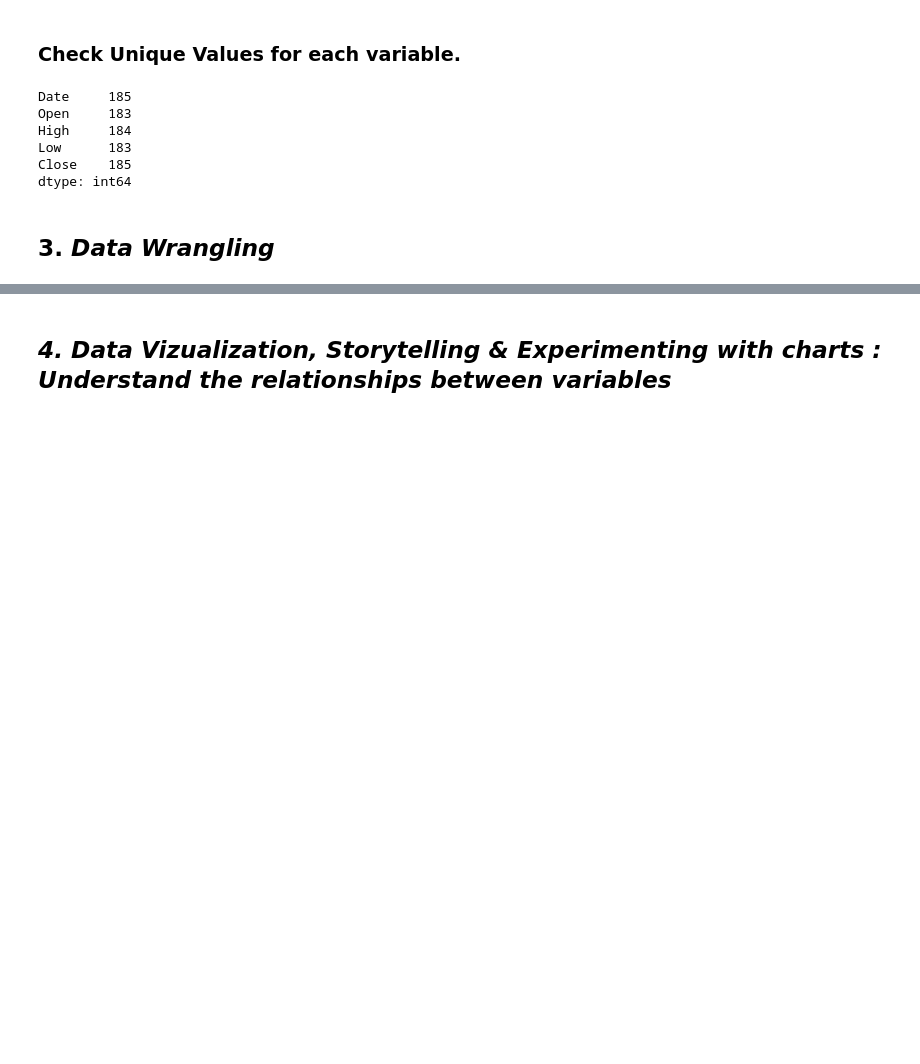
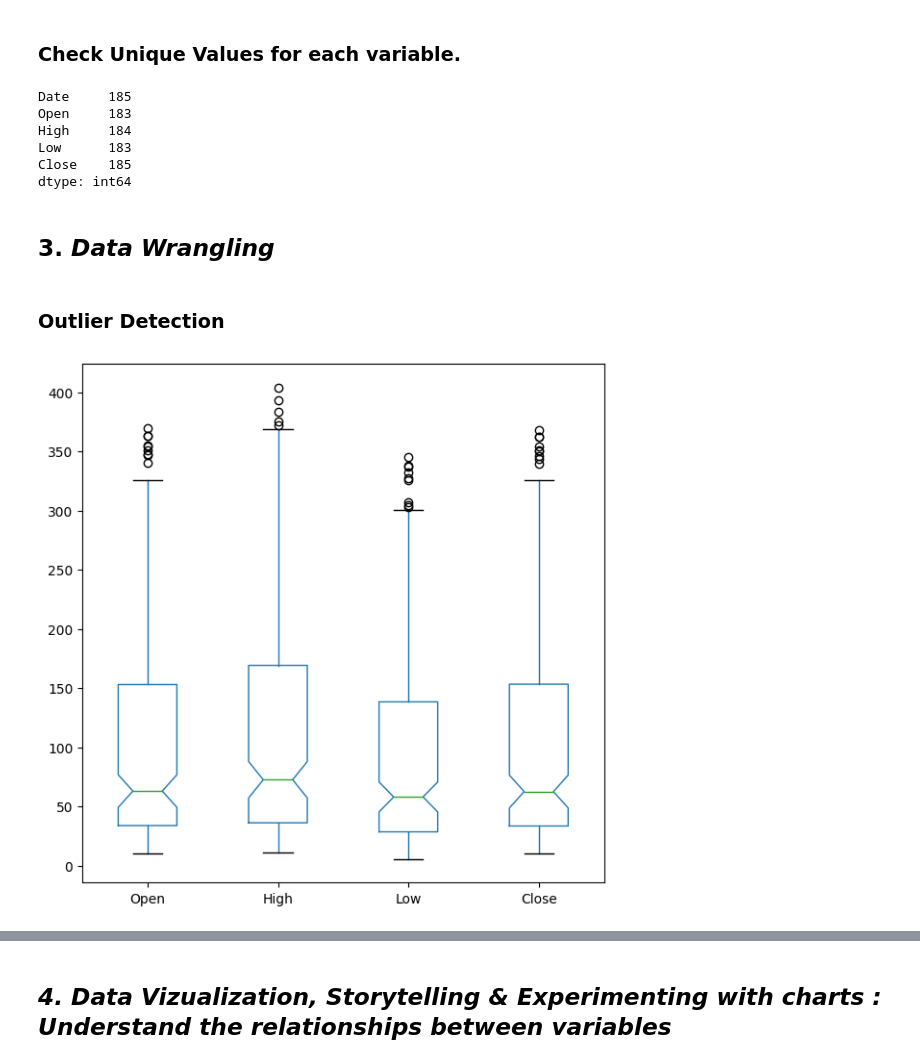
Before and after one commit to atulchune/YesBank_Stock_closing_price_prediction, a Jupyter notebook: YesBank_closing_stock_price_prediction.ipynb, the cells around one changed output, grey strips where cells are left out. Drawn from its saved outputs; the diff is of its cells as text; code cells hidden in the pictures; blank space fills up the shorter version.

```diff
--- a/YesBank_closing_stock_price_prediction.ipynb
+++ b/YesBank_closing_stock_price_prediction.ipynb
@@ -260,3 +264,13 @@ Close    185
 dtype: int64
 # %% [markdown]
 ## 3. ***Data Wrangling***
+# %% [markdown]
+### Outlier Detection
+# %%
+# Write your code to make your dataset analysis ready.
+fig = plt.figure(figsize =(7, 7))
+boxplot = df.boxplot(column=['Open','High','Low',"Close"],grid=False,notch=True)
+
+plt.show()
+# %% [output]
+[figure, added]
```
Also changed, not shown: parts of 179 cells of this notebook.
